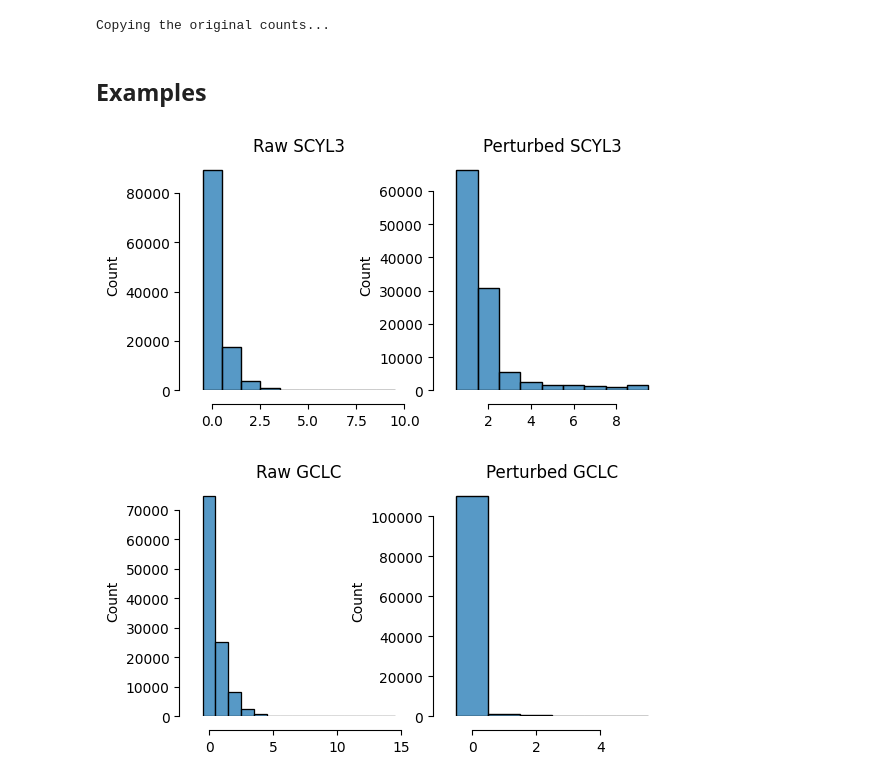
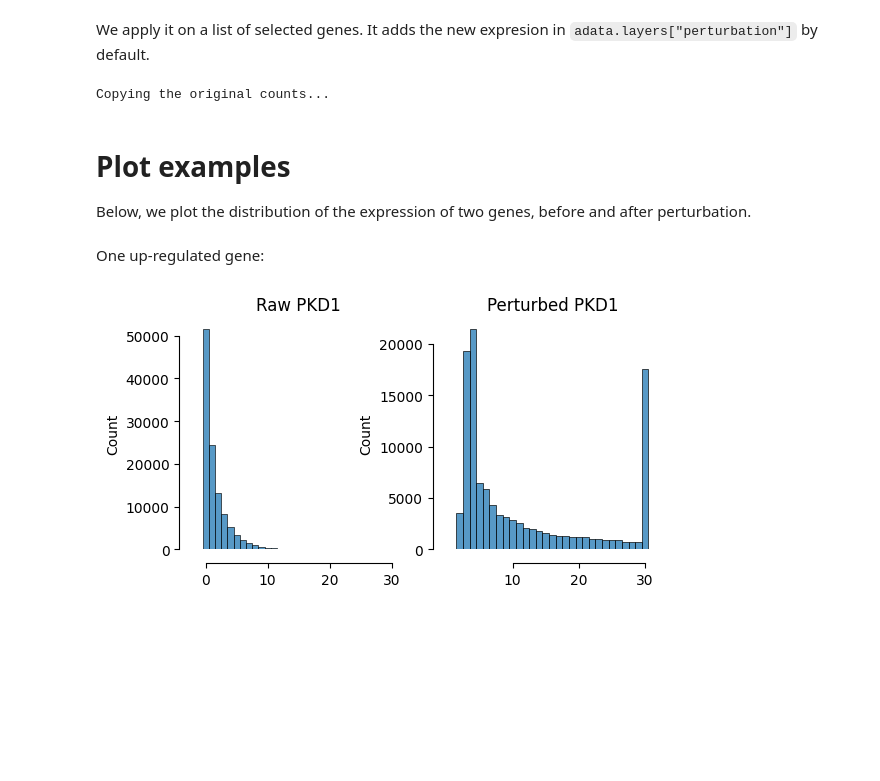
Before and after one commit to quentinblampey/sc-knockout-analysis, a Jupyter notebook: 1_knock_out.ipynb, the cells around one changed output. Drawn from its saved outputs; the diff is of its cells as text; code cells hidden in the pictures; blank space fills up the shorter version.

```diff
--- a/1_knock_out.ipynb
+++ b/1_knock_out.ipynb
@@ -59,15 +89,19 @@ def _new_norm_factor(
     ranks_genes = np.where(indices_genes >= 0, ranks[indices_genes], len(ranks))
     new_ranks = ((ranks_genes / adata.n_vars) ** power * adata.n_vars).astype(int)
     return sorted_norms[-new_ranks]
+# %% [markdown]
+We apply it on a list of selected genes. It adds the new expresion in `adata.layers["perturbation"]` by default.
 # %%
-up = ["DPM1", "SCYL3", "LINCADL"]
-down = ["FUCA2", "GCLC", "LINC01622", "SMIM40"]
+up = ["PKD1", "GRIN1", "LENG8", "PTGDS", "ANGPTL4", "MAP4K4", "AHCYL1", "CSF1R", "CD74", "ATP8B4"]
+down = ["CTNNA3", "PGM2L1", "DDX24", "SPP1", "FMNL2", "MAP1B", "PLCE1", "ITGB8", "CTNNA2", "SLC7A11"]
 
 in_silico_perturbation(adata, up=up, down=down)
 # %% [output]
 Copying the original counts...
 # %% [markdown]
-## Examples
+# Plot examples
+
+Below, we plot the distribution of the expression of two genes, before and after perturbation.
 # %%
 import seaborn as sns
 import matplotlib.pyplot as plt
@@ -84,11 +118,9 @@ def plot_perturbation_effect(adata: AnnData, gene: str):
         sns.histplot(exp.clip(0, xlim), ax=ax, discrete=True)
         ax.set_title(title)
         sns.despine(ax=ax, offset=10, trim=True)
+# %% [markdown]
+One up-regulated gene:
 # %%
-plot_perturbation_effect(adata, "SCYL3")
+plot_perturbation_effect(adata, up[0])
 # %% [output]
-[figure, old version]
+[figure, new version]
-# %%
-plot_perturbation_effect(adata, "GCLC")
-# %% [output]
-[figure, removed]
```
Also changed, not shown: parts of 9 cells of this notebook, 1 other file.
